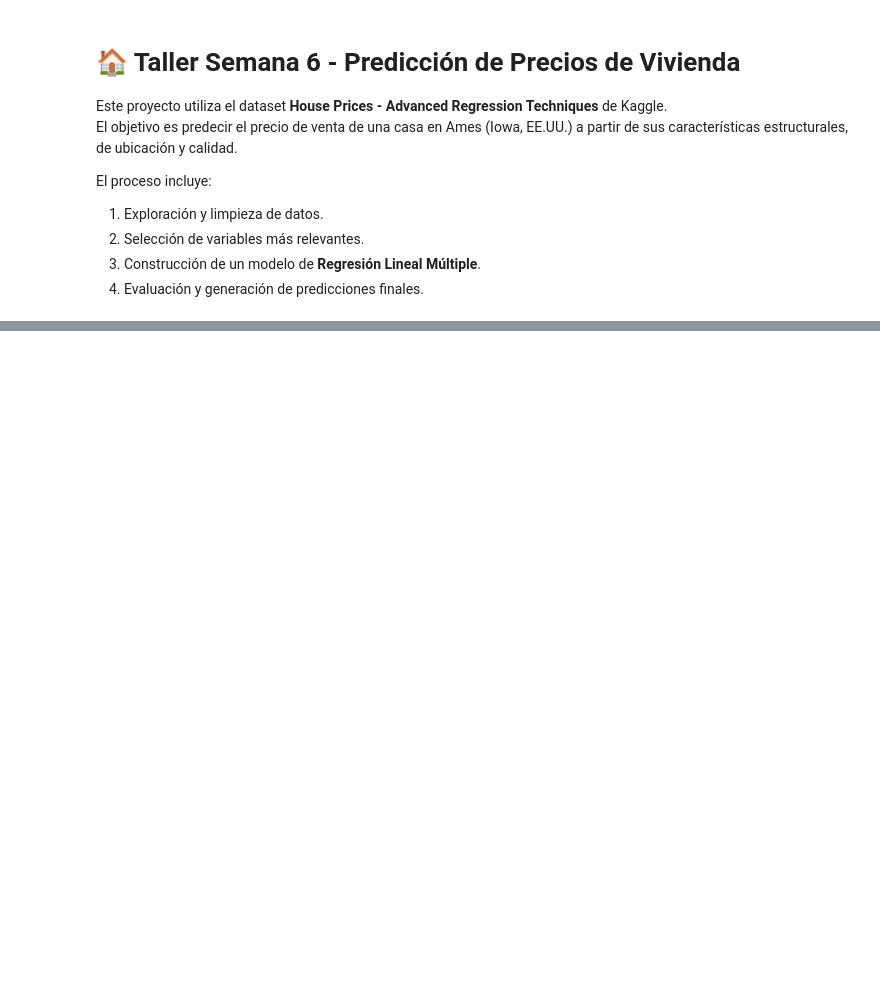
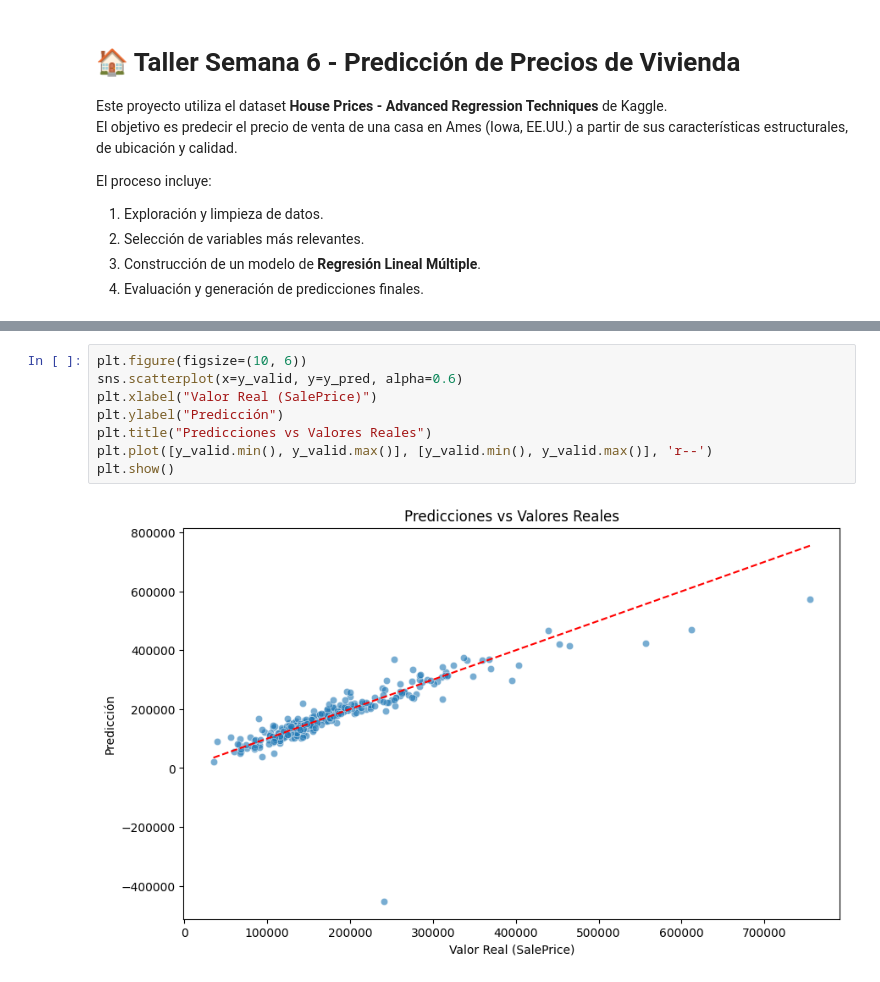
Before and after one commit to jhonnatan-05/Electiva-Profesional-III, a Jupyter notebook: semana 6/taller semana 6.ipynb, the cells around one changed output, grey strips where cells are left out. Drawn from its saved outputs; the diff is of its cells as text; blank space fills up the shorter version.

```diff
--- a/semana 6/taller semana 6.ipynb
+++ b/semana 6/taller semana 6.ipynb
@@ -321,0 +260,10 @@ Archivo 'predicciones.csv' generado con éxito
+# %%
+plt.figure(figsize=(10, 6))
+sns.scatterplot(x=y_valid, y=y_pred, alpha=0.6)
+plt.xlabel("Valor Real (SalePrice)")
+plt.ylabel("Predicción")
+plt.title("Predicciones vs Valores Reales")
+plt.plot([y_valid.min(), y_valid.max()], [y_valid.min(), y_valid.max()], 'r--')
+plt.show()
+# %% [output]
+[figure, added]
```
Also changed, not shown: parts of 12 cells of this notebook, 1 other file.
